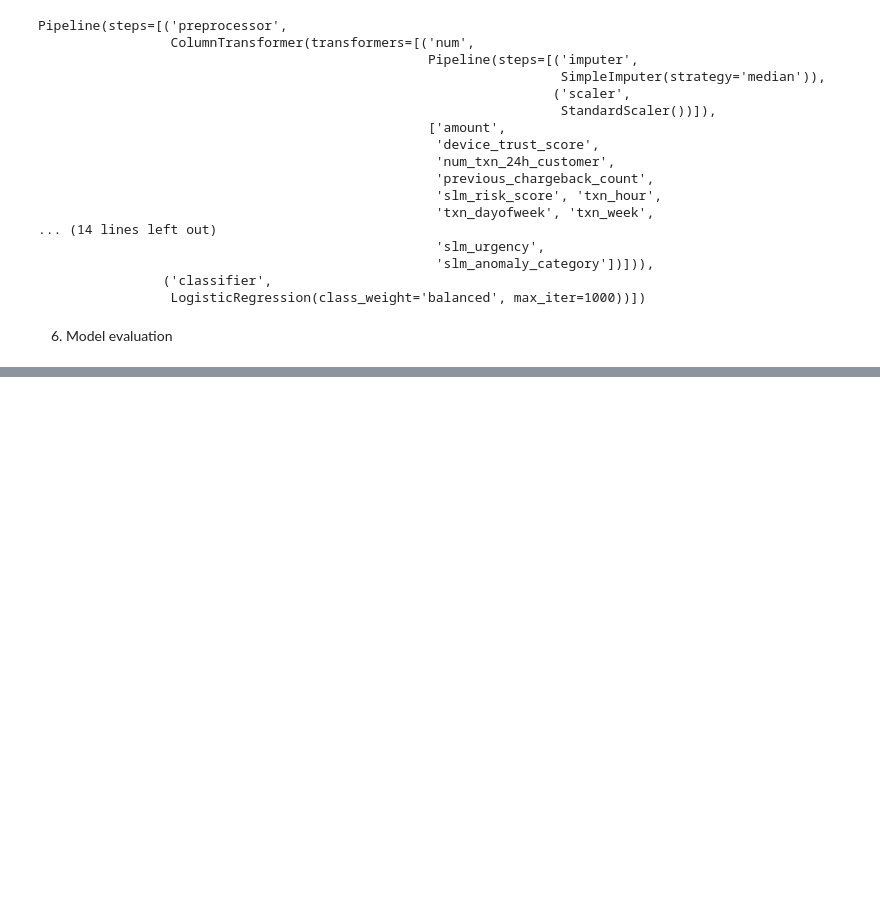
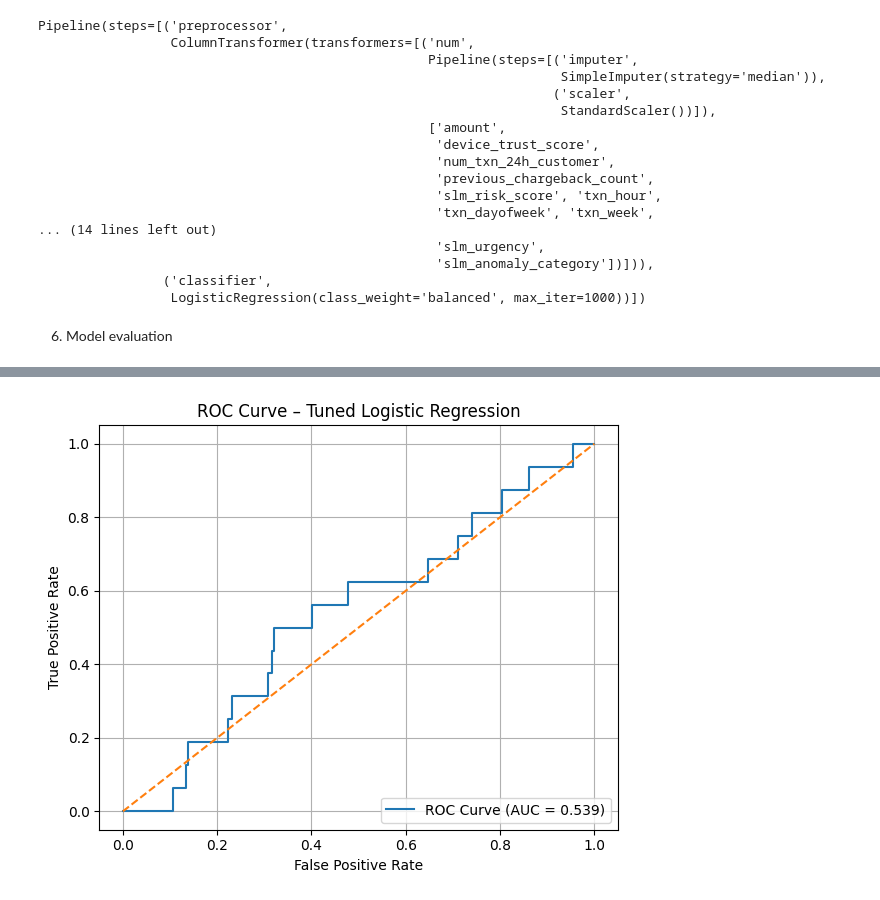
Before and after one commit to Aliff00/um-wie3007-data-mining-group14, a Jupyter notebook: notebooks/logistic_regression.ipynb, the cells around one changed output, grey strips where cells are left out. Drawn from its saved outputs; the diff is of its cells as text; code cells hidden in the pictures; blank space fills up the shorter version.

```diff
--- a/notebooks/logistic_regression.ipynb
+++ b/notebooks/logistic_regression.ipynb
@@ -165,0 +300,25 @@ weighted avg     0.8855    0.6458    0.7345       240
+# %%
+from sklearn.metrics import roc_curve, roc_auc_score
+
+fpr, tpr, thresholds = roc_curve(y_test, y_proba_tuned)
+roc_auc = roc_auc_score(y_test, y_proba_tuned)
+
+plt.figure(figsize=(6, 5))
+plt.plot(fpr, tpr, label=f"ROC Curve (AUC = {roc_auc:.3f})")
+plt.plot([0, 1], [0, 1], linestyle="--")
+
+plt.xlabel("False Positive Rate")
+plt.ylabel("True Positive Rate")
+plt.title("ROC Curve – Tuned Logistic Regression")
+plt.legend(loc="lower right")
+plt.grid(True)
+plt.tight_layout()
+
+plt.savefig(
+    os.path.join(FIG_DIR, "logReg_tuned_roc_curve.png"),
+    dpi=200
+)
+
+plt.show()
+# %% [output]
+[figure, added]
```
Also changed, not shown: parts of 14 cells of this notebook, 4 other files.
